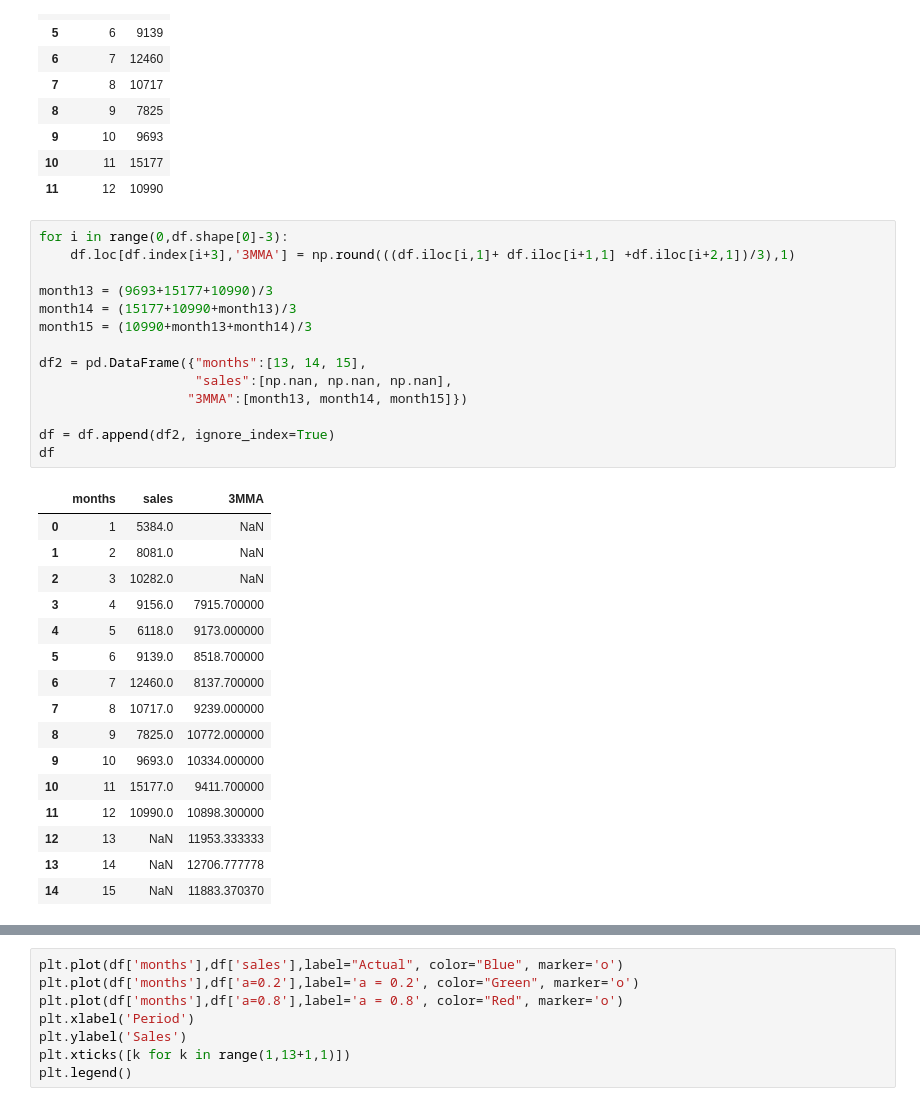
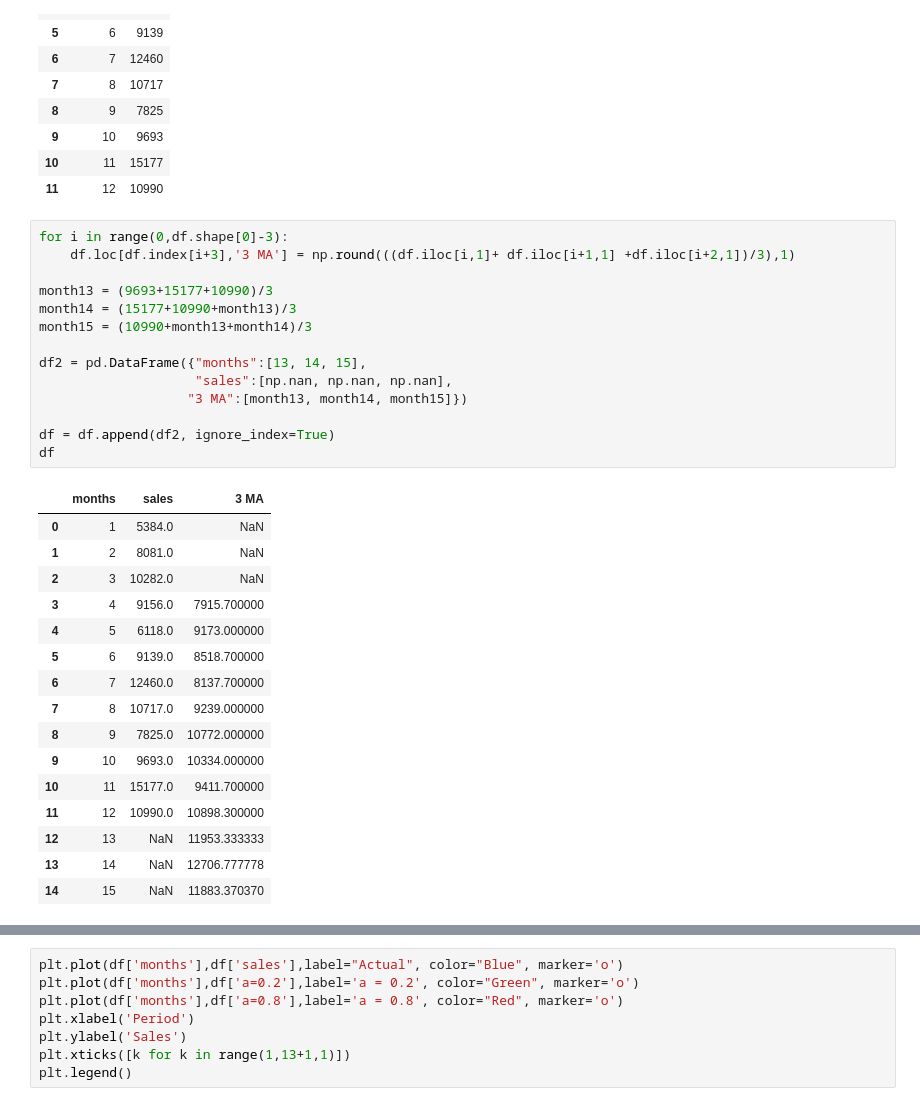
Before and after one commit to Eyefreeze/3803ICT-Lab-3, a Jupyter notebook: Lab 3.ipynb, the cells around one changed output, grey strips where cells are left out. Drawn from its saved outputs; the diff is of its cells as text.

```diff
--- a/Lab 3.ipynb
+++ b/Lab 3.ipynb
@@ -36,20 +36,20 @@ df
 | 11 | 12 | 10990 |
 # %%
 for i in range(0,df.shape[0]-3):
-    df.loc[df.index[i+3],'3MMA'] = np.round(((df.iloc[i,1]+ df.iloc[i+1,1] +df.iloc[i+2,1])/3),1)
+    df.loc[df.index[i+3],'3 MA'] = np.round(((df.iloc[i,1]+ df.iloc[i+1,1] +df.iloc[i+2,1])/3),1)
 
 month13 = (9693+15177+10990)/3
 month14 = (15177+10990+month13)/3
 month15 = (10990+month13+month14)/3
 
 df2 = pd.DataFrame({"months":[13, 14, 15],
                     "sales":[np.nan, np.nan, np.nan],
-                   "3MMA":[month13, month14, month15]})
+                   "3 MA":[month13, month14, month15]})
 
 df = df.append(df2, ignore_index=True)
 df
 # %% [output]
-|  | months | sales | 3MMA |
+|  | months | sales | 3 MA |
 | 0 | 1 | 5384.0 | NaN |
 | 1 | 2 | 8081.0 | NaN |
 | 2 | 3 | 10282.0 | NaN |
```
Also changed, not shown: parts of 4 cells of this notebook.
